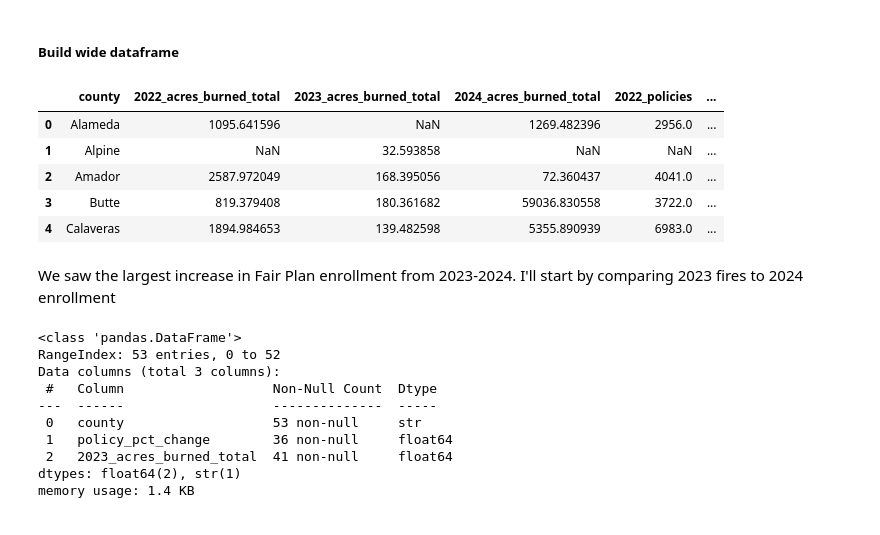
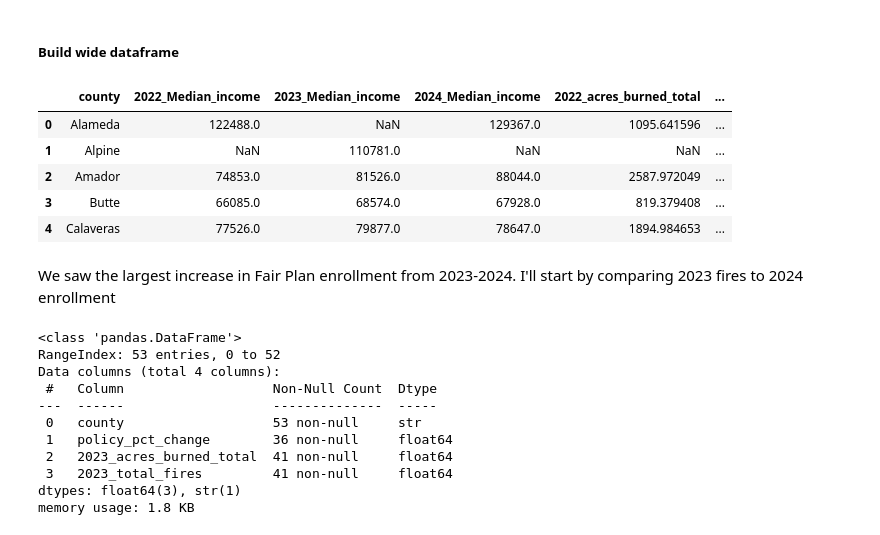
Before and after one commit to maya-schroder/SchroderSwireYangThieu, a Jupyter notebook: scripts/Dashboard/Fire-Income-Insurance-Trends.ipynb, the cells around one changed output. Drawn from its saved outputs; the diff is of its cells as text; code cells hidden in the pictures.

```diff
--- a/scripts/Dashboard/Fire-Income-Insurance-Trends.ipynb
+++ b/scripts/Dashboard/Fire-Income-Insurance-Trends.ipynb
@@ -109,25 +111,25 @@ all_data.head()
 # %%
 data_wide = (
     all_data.
     pivot_table(
         index = 'county',
         columns= 'year',
-        values=['policies', 'acres_burned_total', 'total_fires']
+        values=['policies', 'acres_burned_total', 'total_fires', 'Median_income']
     )
 )
 
 data_wide.columns = [f"{year}_{val}" for val, year in data_wide.columns]
 
 data_wide = data_wide.reset_index()
 
 data_wide.head()
 # %% [output]
-|  | county | 2022_acres_burned_total | 2023_acres_burned_total | 2024_acres_burned_total | 2022_policies | ... |
-| 0 | Alameda | 1095.641596 | NaN | 1269.482396 | 2956.0 | ... |
-| 1 | Alpine | NaN | 32.593858 | NaN | NaN | ... |
-| 2 | Amador | 2587.972049 | 168.395056 | 72.360437 | 4041.0 | ... |
-| 3 | Butte | 819.379408 | 180.361682 | 59036.830558 | 3722.0 | ... |
-| 4 | Calaveras | 1894.984653 | 139.482598 | 5355.890939 | 6983.0 | ... |
+|  | county | 2022_Median_income | 2023_Median_income | 2024_Median_income | 2022_acres_burned_total | ... |
+| 0 | Alameda | 122488.0 | NaN | 129367.0 | 1095.641596 | ... |
+| 1 | Alpine | NaN | 110781.0 | NaN | NaN | ... |
+| 2 | Amador | 74853.0 | 81526.0 | 88044.0 | 2587.972049 | ... |
+| 3 | Butte | 66085.0 | 68574.0 | 67928.0 | 819.379408 | ... |
+| 4 | Calaveras | 77526.0 | 79877.0 | 78647.0 | 1894.984653 | ... |
 # %% [markdown]
 We saw the largest increase in Fair Plan enrollment from 2023-2024. I'll start by comparing 2023 fires to 2024 enrollment
 # %%
@@ -135,17 +137,18 @@ data_wide = data_wide.assign(
     policy_pct_change = lambda df: (df['2024_policies'] / df['2023_policies'] - 1) * 100
 )
 
-fp_fire_comp = data_wide[['county','policy_pct_change', '2023_acres_burned_total']]
+fp_fire_comp = data_wide[['county','policy_pct_change', '2023_acres_burned_total', '2023_total_fires']]
 
 fp_fire_comp.info()
 # %% [output]
 <class 'pandas.DataFrame'>
 RangeIndex: 53 entries, 0 to 52
-Data columns (total 3 columns):
+Data columns (total 4 columns):
  #   Column                   Non-Null Count  Dtype
 ---  ------                   --------------  -----
  0   county                   53 non-null     str
  1   policy_pct_change        36 non-null     float64
  2   2023_acres_burned_total  41 non-null     float64
-dtypes: float64(2), str(1)
-memory usage: 1.4 KB
+ 3   2023_total_fires         41 non-null     float64
+dtypes: float64(3), str(1)
+memory usage: 1.8 KB
```
Also changed, not shown: parts of 17 cells of this notebook.
